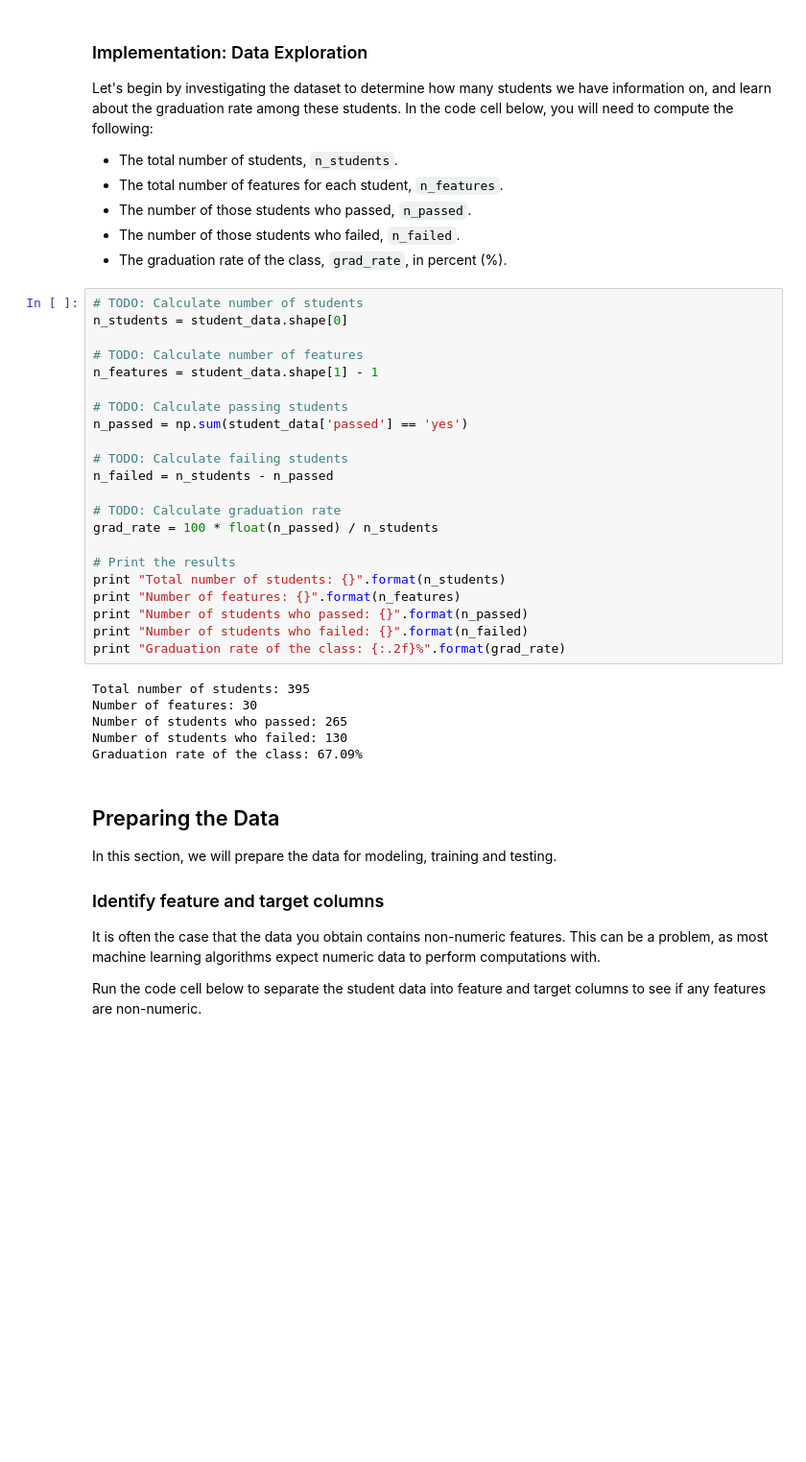
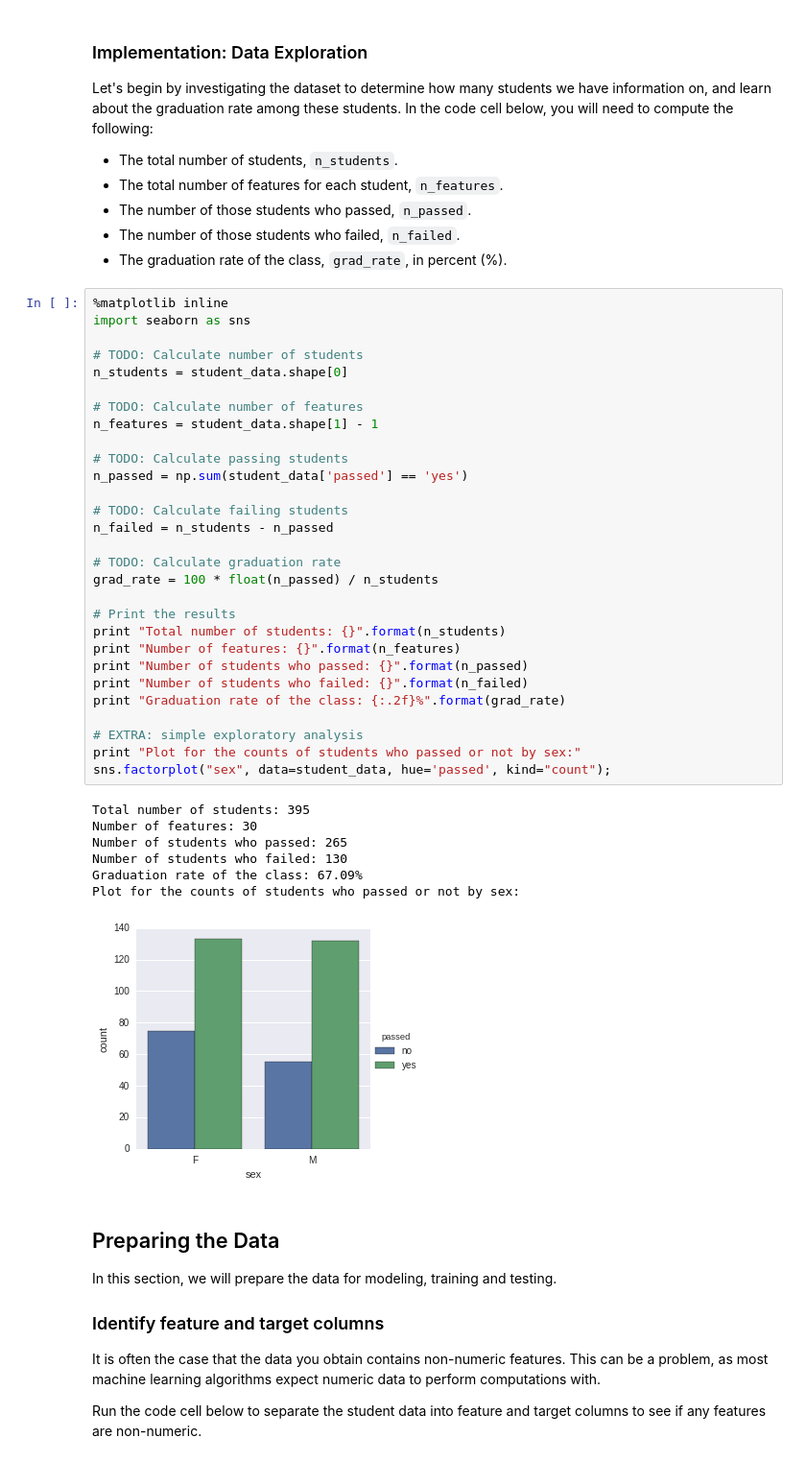
Before and after one commit to fernandojunior/udacity-machine-learning, a Jupyter notebook: projects/student_intervention/student_intervention.ipynb, the cells around one changed output. Shown at 96% size. Cells and saved outputs as stored; diff of their text form; blank space fills up the shorter version.

```diff
--- a/projects/student_intervention/student_intervention.ipynb
+++ b/projects/student_intervention/student_intervention.ipynb
@@ -40,33 +40,42 @@ Let's begin by investigating the dataset to determine how many students we have
 - The number of those students who failed, `n_failed`.
 - The graduation rate of the class, `grad_rate`, in percent (%).
 # %%
+%matplotlib inline
+import seaborn as sns
+
 # TODO: Calculate number of students
 n_students = student_data.shape[0]
 
 # TODO: Calculate number of features
 n_features = student_data.shape[1] - 1
 
 # TODO: Calculate passing students
 n_passed = np.sum(student_data['passed'] == 'yes')
 
 # TODO: Calculate failing students
 n_failed = n_students - n_passed
 
 # TODO: Calculate graduation rate
 grad_rate = 100 * float(n_passed) / n_students
 
 # Print the results
 print "Total number of students: {}".format(n_students)
 print "Number of features: {}".format(n_features)
 print "Number of students who passed: {}".format(n_passed)
 print "Number of students who failed: {}".format(n_failed)
 print "Graduation rate of the class: {:.2f}%".format(grad_rate)
+
+# EXTRA: simple exploratory analysis
+print "Plot for the counts of students who passed or not by sex:"
+sns.factorplot("sex", data=student_data, hue='passed', kind="count");
 # %% [output]
 Total number of students: 395
 Number of features: 30
 Number of students who passed: 265
 Number of students who failed: 130
 Graduation rate of the class: 67.09%
+Plot for the counts of students who passed or not by sex:
+[figure, added]
 # %% [markdown]
 ## Preparing the Data
 In this section, we will prepare the data for modeling, training and testing.
```
Also changed, not shown: parts of 7 cells of this notebook, 1 other file.
